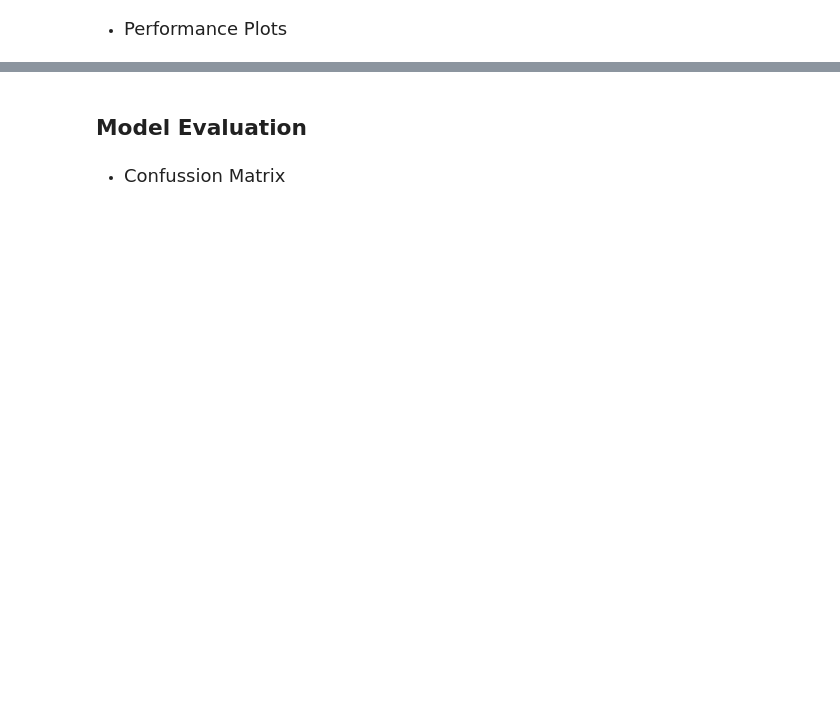
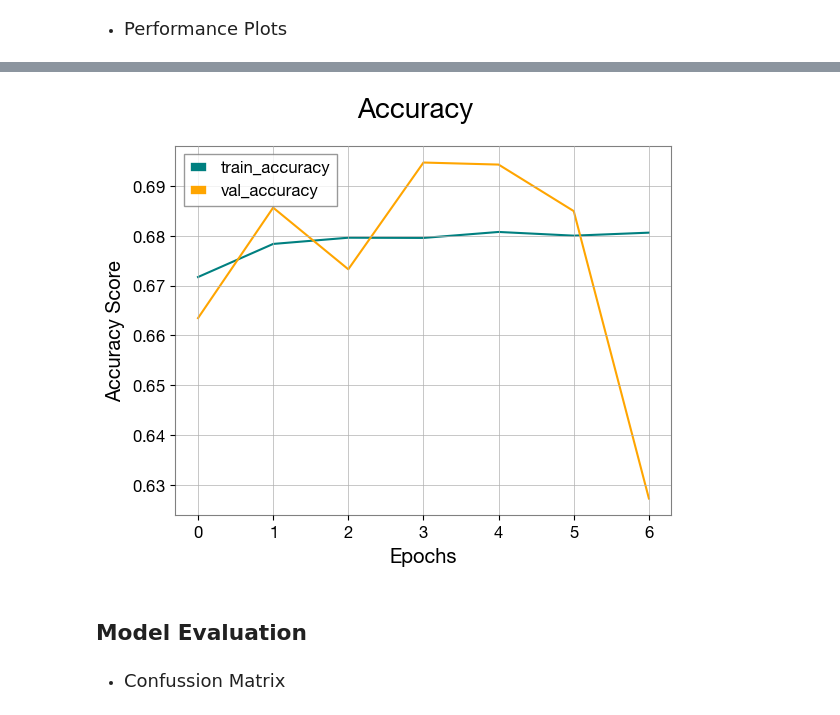
Before and after one commit to RobinRosculete/Gravitational-Wave-Detection, a Jupyter notebook: notebooks/gravitational-wave-detection.ipynb, the cells around one changed output, grey strips where cells are left out. Drawn from its saved outputs; the diff is of its cells as text; code cells hidden in the pictures; blank space fills up the shorter version.

```diff
--- a/notebooks/gravitational-wave-detection.ipynb
+++ b/notebooks/gravitational-wave-detection.ipynb
@@ -554,8 +612,11 @@ plt.show()
 # %%
-## Plotting Accuracy of training
-fig = plt.figure()
-plt.plot(history.history['accuracy'], color='teal', label='accuracy')
-plt.plot(history.history['val_accuracy'], color='orange', label='val_accuracy')
-fig.suptitle('Accuracy', fontsize=20)
-plt.legend(loc="upper left")
-plt.show()
+#function purpose to plot the Accuracy of training
+def plot_model_accuracy(history):
+    fig = plt.figure()
+    plt.plot(history.history['accuracy'], color='teal', label='train_accuracy')
+    plt.plot(history.history['val_accuracy'], color='orange', label='val_accuracy')
+    fig.suptitle('Accuracy', fontsize=20)
+    plt.legend(loc="upper left")
+    plt.xlabel("Epochs")
+    plt.ylabel("Accuracy Score")
+    plt.show()
@@ -564,2 +628,7 @@ plt.show()
+# %%
+#ploting the models accuracy
+plot_model_accuracy(history)
+# %% [output]
+[figure, added]
 # %% [markdown]
 ## Model Evaluation
```
Also changed, not shown: parts of 41 cells of this notebook, 4 other files.
